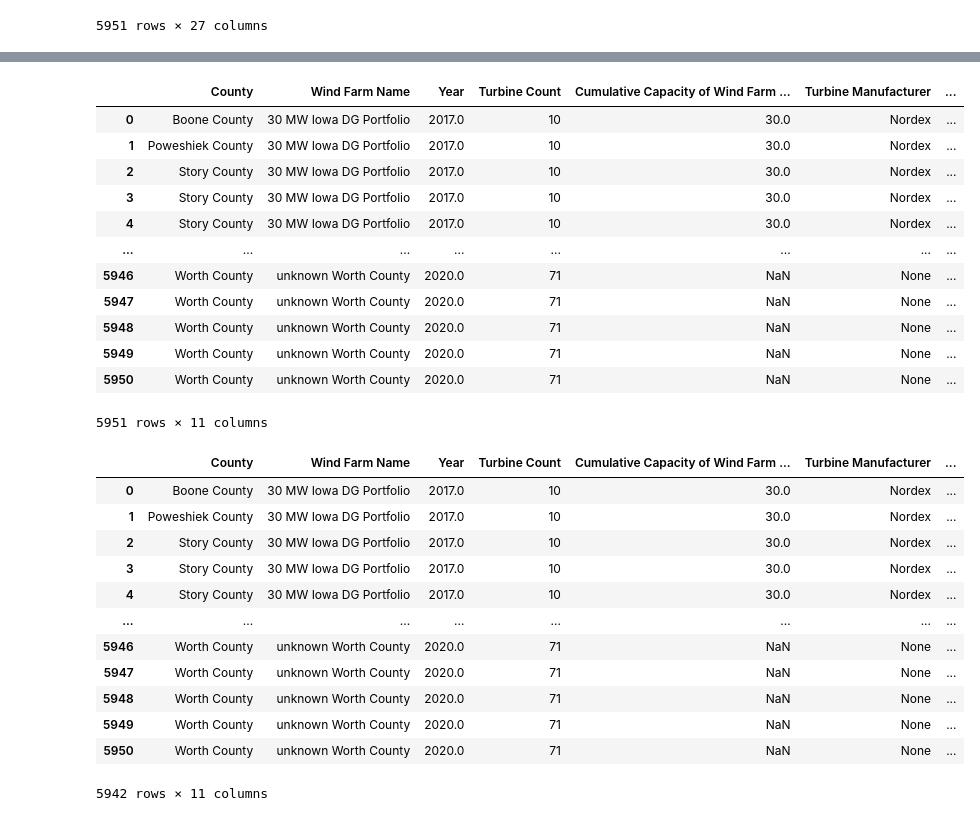
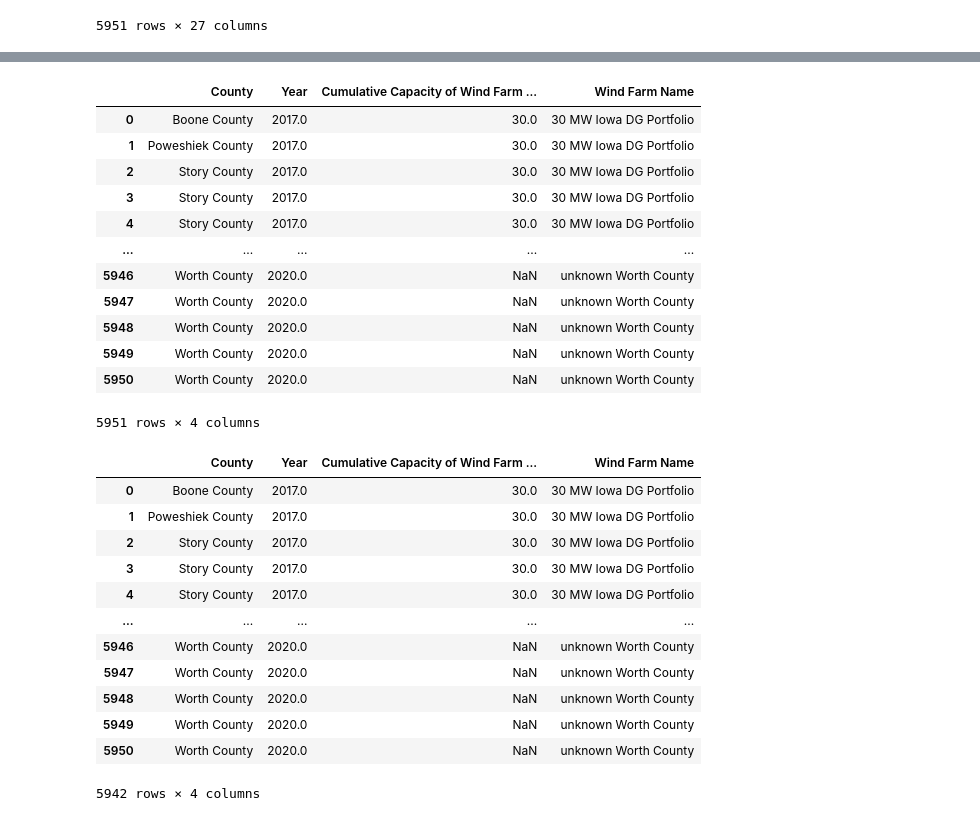
Before and after one commit to cjengleson/Project-1-Repo, a Jupyter notebook: Iowa Wind Farm Data/Iowa Wind Farms.ipynb, the cells around one changed output, grey strips where cells are left out. Drawn from its saved outputs; the diff is of its cells as text; code cells hidden in the pictures.

```diff
--- a/Iowa Wind Farm Data/Iowa Wind Farms.ipynb
+++ b/Iowa Wind Farm Data/Iowa Wind Farms.ipynb
@@ -33,7 +35,8 @@ iowa_df
 5951 rows × 27 columns
 # %%
 # drop all unnecessary columns
-iowa_df = iowa_df.drop(columns=['t_state','case_id','faa_ors','faa_asn','usgs_pr_id','t_fips','t_rsa','t_cap','t_ttlh','t_conf_atr', 't_conf_loc','t_img_date', 't_img_srce','eia_id', 'retrofit','retrofit_year'])
+# iowa_df = iowa_df.drop(columns=['t_state','case_id','faa_ors','faa_asn','usgs_pr_id','t_fips','t_rsa','t_cap','t_ttlh','t_conf_atr', 't_conf_loc','t_img_date', 't_img_srce','eia_id', 'retrofit','retrofit_year'])
 
+iowa_df = iowa_df[["t_county", "p_year", "p_cap", "p_name"]]
 iowa_df
 # %% [output]
@@ -53,49 +44,42 @@ iowa_df
 # %%
 # rename columns for cleaner look
 iowa_df = iowa_df.rename(columns={'t_county':'County',
-                               'p_name':'Wind Farm Name',
-                               'p_year': 'Year',
-                               'p_tnum':'Turbine Count',
-                               'p_cap':'Cumulative Capacity of Wind Farm (in MW)',
-                               't_manu':'Turbine Manufacturer',
-                               't_model':'Turbine Model',
-                               't_hh': 'Turbine Hub Height',
-                               't_rd':'Rotor Diameter',
-                               'xlong':'Longitude',
-                               'ylat':'Latitude'
-                              })
+                                  'p_year': 'Year',
+                                  'p_cap':'Cumulative Capacity of Wind Farm (in MW)',
+                                  'p_name': "Wind Farm Name"
+                                 })
 iowa_df
 # %% [output]
-|  | County | Wind Farm Name | Year | Turbine Count | Cumulative Capacity of Wind Farm ... | Turbine Manufacturer | ... |
-| 0 | Boone County | 30 MW Iowa DG Portfolio | 2017.0 | 10 | 30.0 | Nordex | ... |
-| 1 | Poweshiek County | 30 MW Iowa DG Portfolio | 2017.0 | 10 | 30.0 | Nordex | ... |
-| 2 | Story County | 30 MW Iowa DG Portfolio | 2017.0 | 10 | 30.0 | Nordex | ... |
-| 3 | Story County | 30 MW Iowa DG Portfolio | 2017.0 | 10 | 30.0 | Nordex | ... |
-| 4 | Story County | 30 MW Iowa DG Portfolio | 2017.0 | 10 | 30.0 | Nordex | ... |
-| ... | ... | ... | ... | ... | ... | ... | ... |
-| 5946 | Worth County | unknown Worth County | 2020.0 | 71 | NaN | None | ... |
-| 5947 | Worth County | unknown Worth County | 2020.0 | 71 | NaN | None | ... |
-| 5948 | Worth County | unknown Worth County | 2020.0 | 71 | NaN | None | ... |
-| 5949 | Worth County | unknown Worth County | 2020.0 | 71 | NaN | None | ... |
-| 5950 | Worth County | unknown Worth County | 2020.0 | 71 | NaN | None | ... |
+|  | County | Year | Cumulative Capacity of Wind Farm ... | Wind Farm Name |
+| 0 | Boone County | 2017.0 | 30.0 | 30 MW Iowa DG Portfolio |
+| 1 | Poweshiek County | 2017.0 | 30.0 | 30 MW Iowa DG Portfolio |
+| 2 | Story County | 2017.0 | 30.0 | 30 MW Iowa DG Portfolio |
+| 3 | Story County | 2017.0 | 30.0 | 30 MW Iowa DG Portfolio |
+| 4 | Story County | 2017.0 | 30.0 | 30 MW Iowa DG Portfolio |
+| ... | ... | ... | ... | ... |
+| 5946 | Worth County | 2020.0 | NaN | unknown Worth County |
+| 5947 | Worth County | 2020.0 | NaN | unknown Worth County |
+| 5948 | Worth County | 2020.0 | NaN | unknown Worth County |
+| 5949 | Worth County | 2020.0 | NaN | unknown Worth County |
+| 5950 | Worth County | 2020.0 | NaN | unknown Worth County |
-5951 rows × 11 columns
+5951 rows × 4 columns
 # %%
 # drop all years that have null values
 iowa_df.dropna(subset=["Year"], inplace=True)
 iowa_df
 # %% [output]
-|  | County | Wind Farm Name | Year | Turbine Count | Cumulative Capacity of Wind Farm ... | Turbine Manufacturer | ... |
-| 0 | Boone County | 30 MW Iowa DG Portfolio | 2017.0 | 10 | 30.0 | Nordex | ... |
-| 1 | Poweshiek County | 30 MW Iowa DG Portfolio | 2017.0 | 10 | 30.0 | Nordex | ... |
-| 2 | Story County | 30 MW Iowa DG Portfolio | 2017.0 | 10 | 30.0 | Nordex | ... |
-| 3 | Story County | 30 MW Iowa DG Portfolio | 2017.0 | 10 | 30.0 | Nordex | ... |
-| 4 | Story County | 30 MW Iowa DG Portfolio | 2017.0 | 10 | 30.0 | Nordex | ... |
-| ... | ... | ... | ... | ... | ... | ... | ... |
-| 5946 | Worth County | unknown Worth County | 2020.0 | 71 | NaN | None | ... |
-| 5947 | Worth County | unknown Worth County | 2020.0 | 71 | NaN | None | ... |
-| 5948 | Worth County | unknown Worth County | 2020.0 | 71 | NaN | None | ... |
-| 5949 | Worth County | unknown Worth County | 2020.0 | 71 | NaN | None | ... |
-| 5950 | Worth County | unknown Worth County | 2020.0 | 71 | NaN | None | ... |
+|  | County | Year | Cumulative Capacity of Wind Farm ... | Wind Farm Name |
+| 0 | Boone County | 2017.0 | 30.0 | 30 MW Iowa DG Portfolio |
+| 1 | Poweshiek County | 2017.0 | 30.0 | 30 MW Iowa DG Portfolio |
+| 2 | Story County | 2017.0 | 30.0 | 30 MW Iowa DG Portfolio |
+| 3 | Story County | 2017.0 | 30.0 | 30 MW Iowa DG Portfolio |
+| 4 | Story County | 2017.0 | 30.0 | 30 MW Iowa DG Portfolio |
+| ... | ... | ... | ... | ... |
+| 5946 | Worth County | 2020.0 | NaN | unknown Worth County |
+| 5947 | Worth County | 2020.0 | NaN | unknown Worth County |
+| 5948 | Worth County | 2020.0 | NaN | unknown Worth County |
+| 5949 | Worth County | 2020.0 | NaN | unknown Worth County |
+| 5950 | Worth County | 2020.0 | NaN | unknown Worth County |
-5942 rows × 11 columns
+5942 rows × 4 columns
 # %%
 # drop all years that are older than 2000
```
Also changed, not shown: parts of 16 cells of this notebook, 8 other files.
